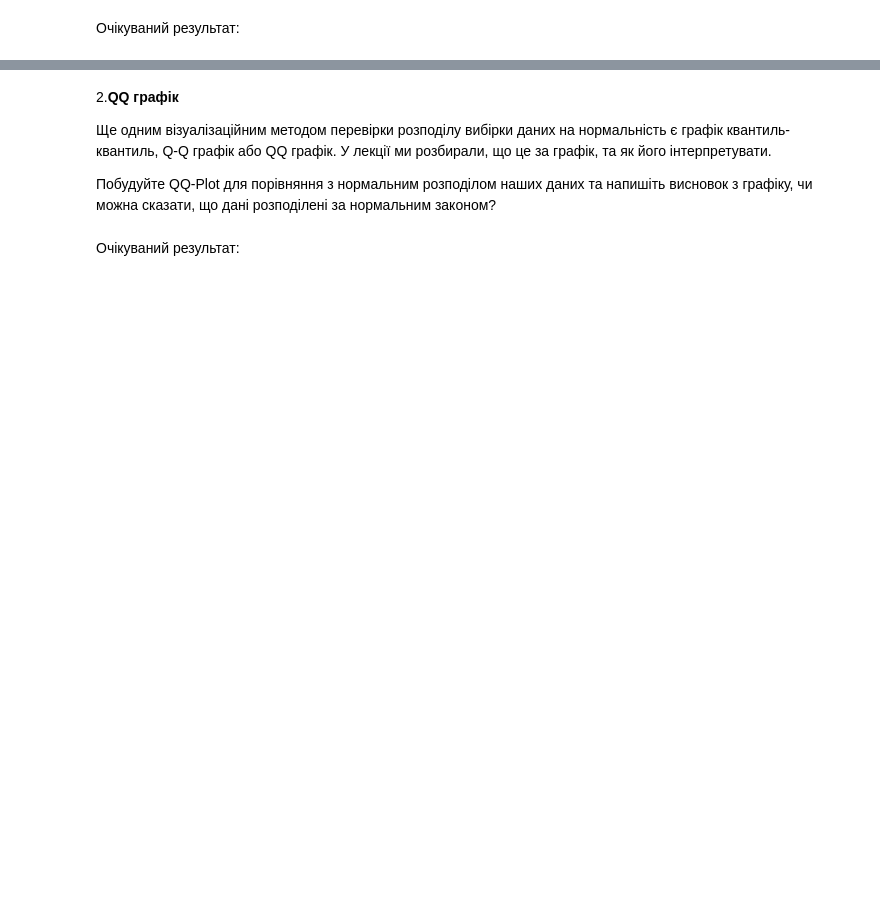
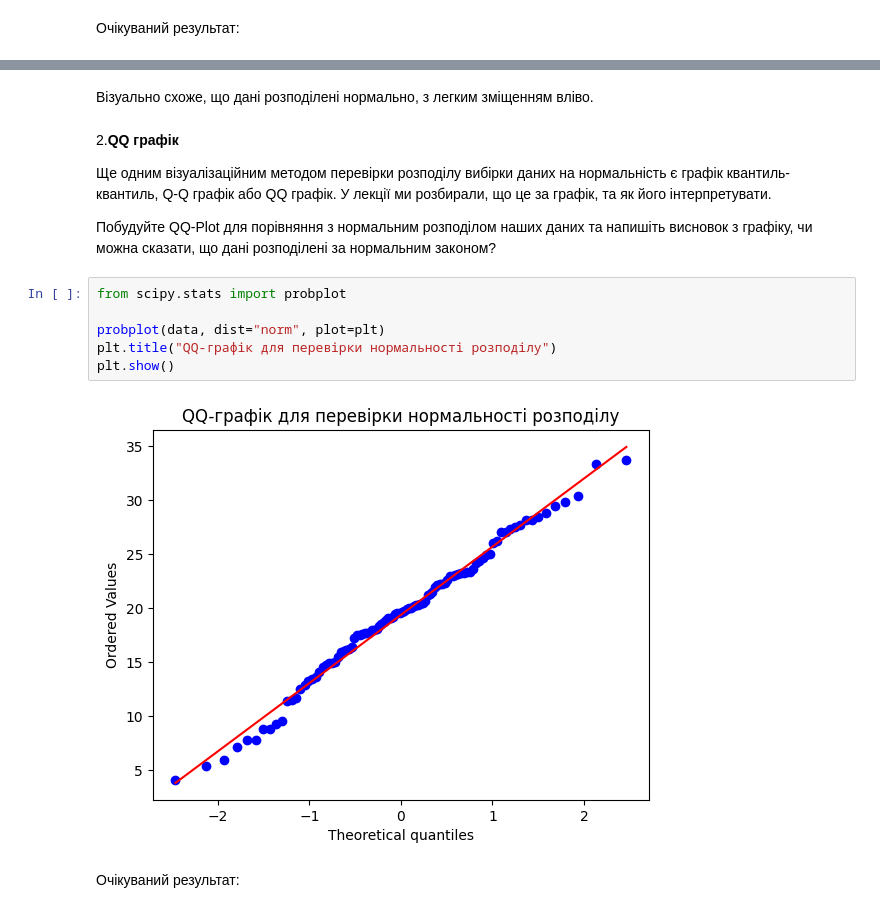
Before and after one commit to tetiana-martynenko/Python-For-DS, a Jupyter notebook: hw_6_3_Перевірка_вибірки_на_нормальність.ipynb, the cells around one changed output, grey strips where cells are left out. Saved outputs shown, nothing was run; the diff lists cells and outputs as text; blank space fills up the shorter version.

```diff
--- a/hw_6_3_Перевірка_вибірки_на_нормальність.ipynb
+++ b/hw_6_3_Перевірка_вибірки_на_нормальність.ipynb
@@ -29,12 +72,22 @@ x_axis = np.arange(data.min(), data.max(), 0.01)
 Очікуваний результат:
 # %% [markdown]
 ![](https://drive.google.com/uc?export=view&id=1SB_HOIgwfZXrtglBBlDfMYjg2eGGBSIX)
+# %% [markdown]
+Візуально схоже, що дані розподілені нормально, з легким зміщенням вліво.
 # %% [markdown]
 2.**QQ графік**
 
 Ще одним візуалізаційним методом перевірки розподілу вибірки даних на нормальність є графік квантиль-квантиль, Q-Q графік або QQ графік. У лекції ми розбирали, що це за графік, та як його інтерпретувати.
 
 Побудуйте QQ-Plot для порівняння з нормальним розподілом наших даних та напишіть висновок з графіку, чи можна сказати, що дані розподілені за нормальним законом?
+# %%
+from scipy.stats import probplot
+
+probplot(data, dist="norm", plot=plt)
+plt.title("QQ-графік для перевірки нормальності розподілу")
+plt.show()
+# %% [output]
+[figure, added]
 # %% [markdown]
 Очікуваний результат:
 # %% [markdown]
```
Also changed, not shown: parts of 10 cells of this notebook.
